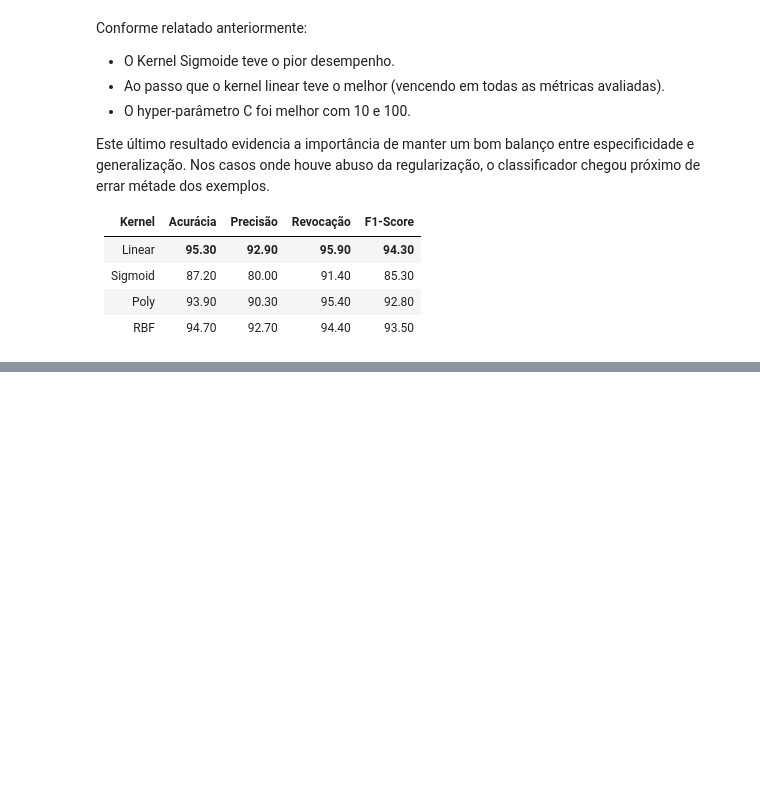
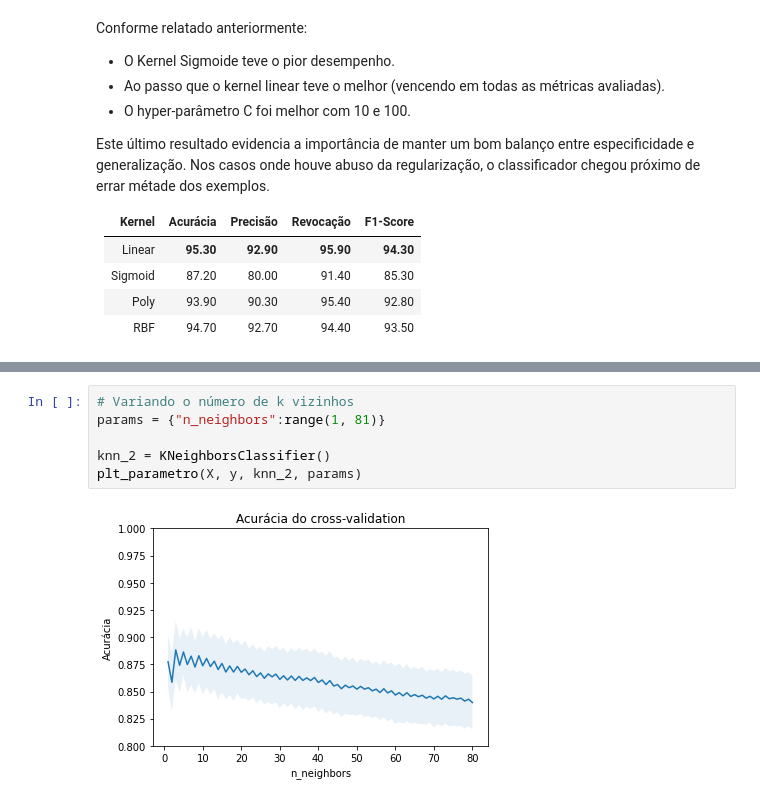
Before and after one commit to douglasllmoura/ufmg-ml, a Jupyter notebook: TP1_Classificacao_Exoplanetas.ipynb, the cells around one changed output, grey strips where cells are left out. Drawn from its saved outputs; the diff is of its cells as text; blank space fills up the shorter version.

```diff
--- a/TP1_Classificacao_Exoplanetas.ipynb
+++ b/TP1_Classificacao_Exoplanetas.ipynb
@@ -990,0 +978,8 @@ Após treinar cada algoritmo e realizar
+# %%
+# Variando o número de k vizinhos
+params = {"n_neighbors":range(1, 81)}
+
+knn_2 = KNeighborsClassifier()
+plt_parametro(X, y, knn_2, params)
+# %% [output]
+[figure, added]
```
Also changed, not shown: parts of 54 cells of this notebook.
